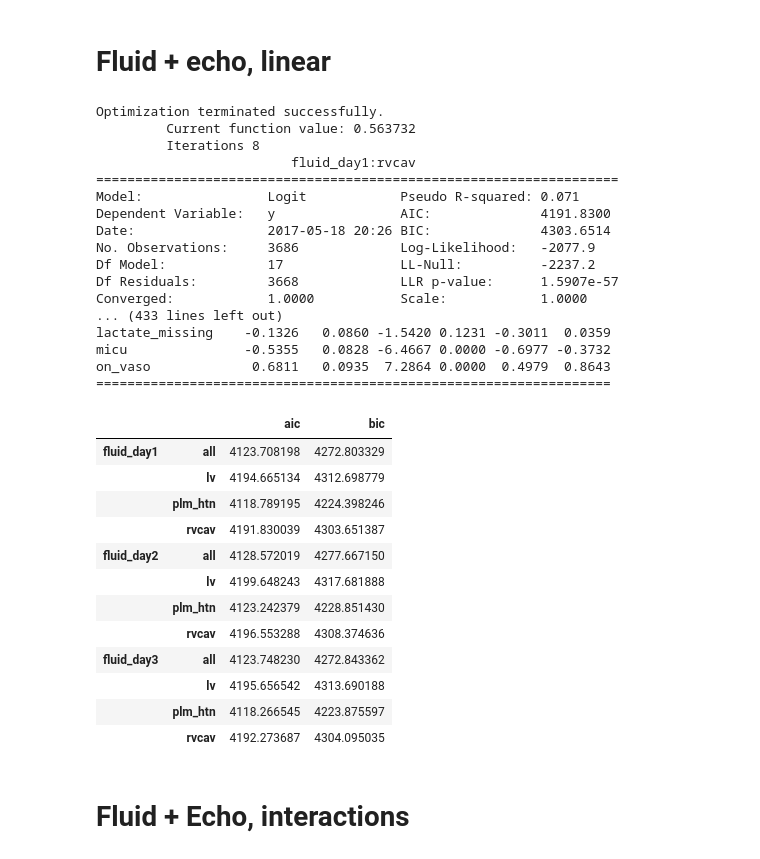
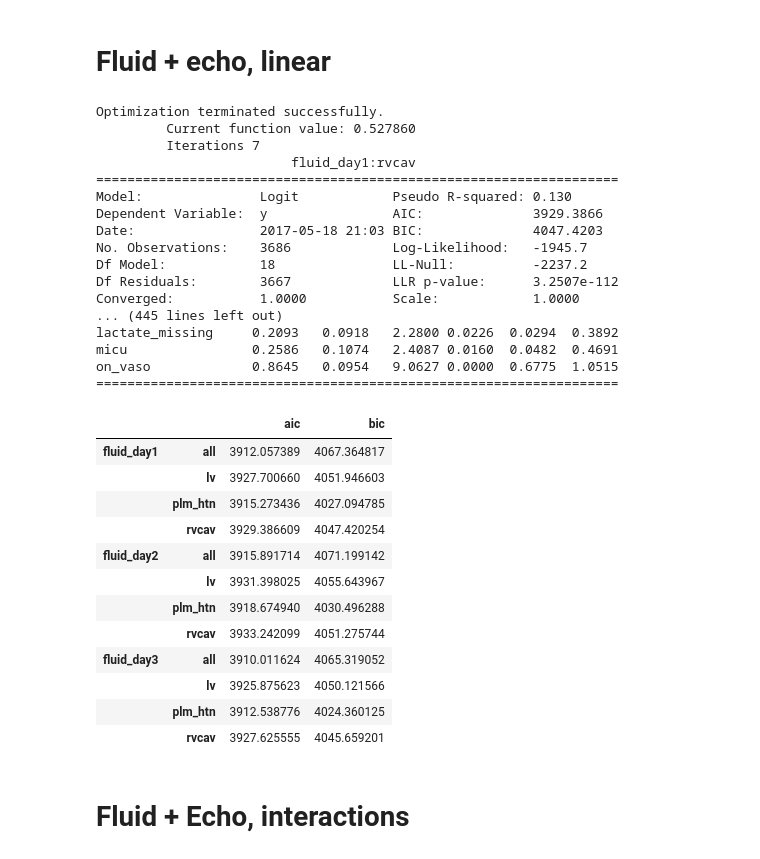
Before and after one commit to yhtgrace/echo, a Jupyter notebook: notebooks/170518_statsmodels_echo_GY.ipynb, the cells around one changed output. Cells and saved outputs as stored; diff of their text form; code cells hidden in the pictures.

Commit message:
Add an intercept to the models

```diff
--- a/notebooks/170518_statsmodels_echo_GY.ipynb
+++ b/notebooks/170518_statsmodels_echo_GY.ipynb
@@ -194,7 +195,7 @@ lv_normal = (lvsys == 0).astype(float)
 lv_depressed = ((lvsys == 1) | (lvsys == 2) | (lvsys == -2)).astype(float)
 lv_sev_depressed = (lvsys == 3).astype(float)
 X['lv_missing'] = lv_missing
-#X['lv_normal'] = lv_normal
+X['lv_normal'] = lv_normal
 X['lv_hyper'] = lv_hyperdynamic
 X['lv_depressed'] = lv_depressed
 X['lv_severe'] = lv_sev_depressed
@@ -210,7 +211,7 @@ tv_missing = ((np.isnan(tvpulm)) | (tvpulm < -2)).astype(float)
 tv_normal = (tvpulm == 0).astype(float)
 tv_abnormal = ((tvpulm == -2) | (tvpulm > 0)).astype(float)
 X['plm_htn_missing'] = tv_missing
-#X['plm_htn_normal'] = tv_normal
+X['plm_htn_normal'] = tv_normal
 X['plm_htn_abnormal'] = tv_abnormal
 
 # -3 cannot assess
@@ -225,7 +226,7 @@ rvcav_normal = (rvcavity == 0).astype(float)
 rvcav_small = (rvcavity == -1).astype(float)
 rvcav_dilated = ((rvcavity == -2) | (rvcavity > 0)).astype(float)
 X['rvcav_missing'] = rvcav_missing
-#X['rvcav_normal'] = rvcav_normal
+X['rvcav_normal'] = rvcav_normal
 X['rvcav_small'] = rvcav_small
 X['rvcav_dilated'] = rvcav_dilated
 
@@ -357,6 +374,7 @@ def make_interactions(fluid_fs, echo_fs):
 import statsmodels.api as sm
 # %%
 Xc = X[covariates]
+Xc = sm.add_constant(Xc)
 
 logit = sm.Logit(y, Xc)
 res = logit.fit()
@@ -385,52 +403,53 @@ on_vaso             0.6463   0.0921   7.0142 0.0000  0.4657  0.8269
 # %%
 linear = {}
 
 for fluid_fs in ['fluid_day1', 'fluid_day2', 'fluid_day3']:
     for echo_fs in echo_features.keys():
 
         X_ = make_data(fluid_fs, echo_fs)
+        X_ = sm.add_constant(X_)
 
         logit = sm.Logit(y, X_)
         res = logit.fit()
 
         print(res.summary2(title = '{}:{}'.format(fluid_fs, echo_fs)))
 
         linear[(fluid_fs, echo_fs)] = (res.aic, res.bic)
 
 linear = pd.DataFrame(linear).transpose()
 linear.columns = ['aic', 'bic']
 linear
 # %% [output]
 Optimization terminated successfully.
-         Current function value: 0.563732
-         Iterations 8
+         Current function value: 0.527860
+         Iterations 7
                          fluid_day1:rvcav
 ===================================================================
-Model:                Logit            Pseudo R-squared: 0.071
-Dependent Variable:   y                AIC:              4191.8300
-Date:                 2017-05-18 20:26 BIC:              4303.6514
-No. Observations:     3686             Log-Likelihood:   -2077.9
-Df Model:             17               LL-Null:          -2237.2
-Df Residuals:         3668             LLR p-value:      1.5907e-57
-Converged:            1.0000           Scale:            1.0000
-... (433 lines left out)
-lactate_missing    -0.1326   0.0860 -1.5420 0.1231 -0.3011  0.0359
-micu               -0.5355   0.0828 -6.4667 0.0000 -0.6977 -0.3732
-on_vaso             0.6811   0.0935  7.2864 0.0000  0.4979  0.8643
-==================================================================
+Model:               Logit            Pseudo R-squared: 0.130
+Dependent Variable:  y                AIC:              3929.3866
+Date:                2017-05-18 21:03 BIC:              4047.4203
+No. Observations:    3686             Log-Likelihood:   -1945.7
+Df Model:            18               LL-Null:          -2237.2
+Df Residuals:        3667             LLR p-value:      3.2507e-112
+Converged:           1.0000           Scale:            1.0000
+... (445 lines left out)
+lactate_missing     0.2093   0.0918   2.2800 0.0226  0.0294  0.3892
+micu                0.2586   0.1074   2.4087 0.0160  0.0482  0.4691
+on_vaso             0.8645   0.0954   9.0627 0.0000  0.6775  1.0515
+===================================================================
 |  |  | aic | bic |
-| fluid_day1 | all | 4123.708198 | 4272.803329 |
-|  | lv | 4194.665134 | 4312.698779 |
-|  | plm_htn | 4118.789195 | 4224.398246 |
-|  | rvcav | 4191.830039 | 4303.651387 |
-| fluid_day2 | all | 4128.572019 | 4277.667150 |
-|  | lv | 4199.648243 | 4317.681888 |
-|  | plm_htn | 4123.242379 | 4228.851430 |
-|  | rvcav | 4196.553288 | 4308.374636 |
-| fluid_day3 | all | 4123.748230 | 4272.843362 |
-|  | lv | 4195.656542 | 4313.690188 |
-|  | plm_htn | 4118.266545 | 4223.875597 |
-|  | rvcav | 4192.273687 | 4304.095035 |
+| fluid_day1 | all | 3912.057389 | 4067.364817 |
+|  | lv | 3927.700660 | 4051.946603 |
+|  | plm_htn | 3915.273436 | 4027.094785 |
+|  | rvcav | 3929.386609 | 4047.420254 |
+| fluid_day2 | all | 3915.891714 | 4071.199142 |
+|  | lv | 3931.398025 | 4055.643967 |
+|  | plm_htn | 3918.674940 | 4030.496288 |
+|  | rvcav | 3933.242099 | 4051.275744 |
+| fluid_day3 | all | 3910.011624 | 4065.319052 |
+|  | lv | 3925.875623 | 4050.121566 |
+|  | plm_htn | 3912.538776 | 4024.360125 |
+|  | rvcav | 3927.625555 | 4045.659201 |
 # %% [markdown]
 # Fluid + Echo, interactions
 # %%
```
Also changed, not shown: parts of 8 cells of this notebook.
